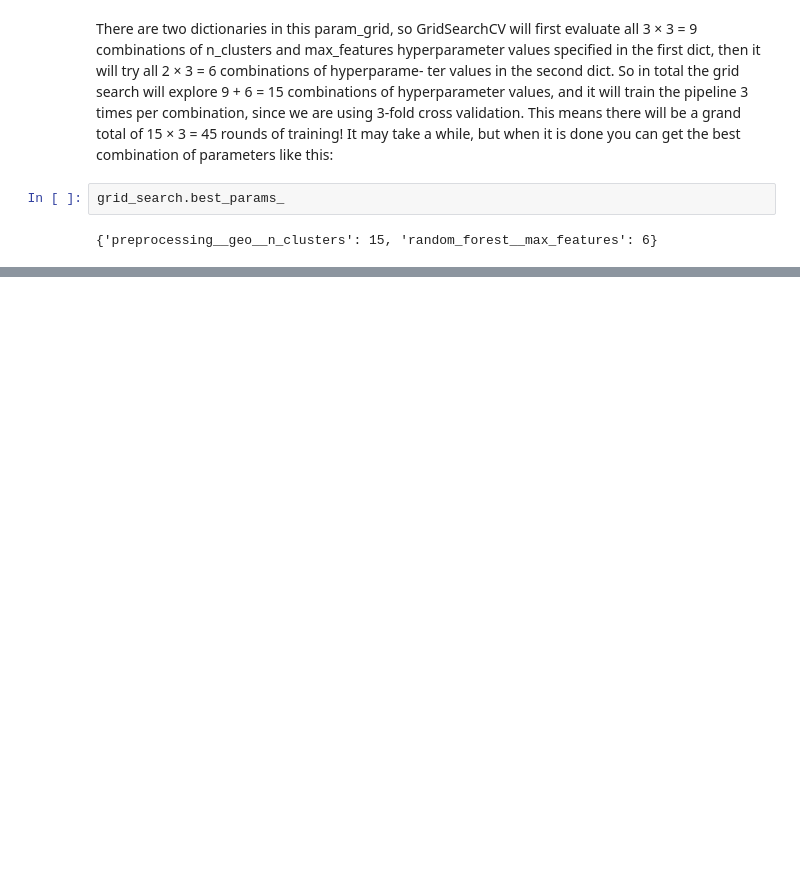
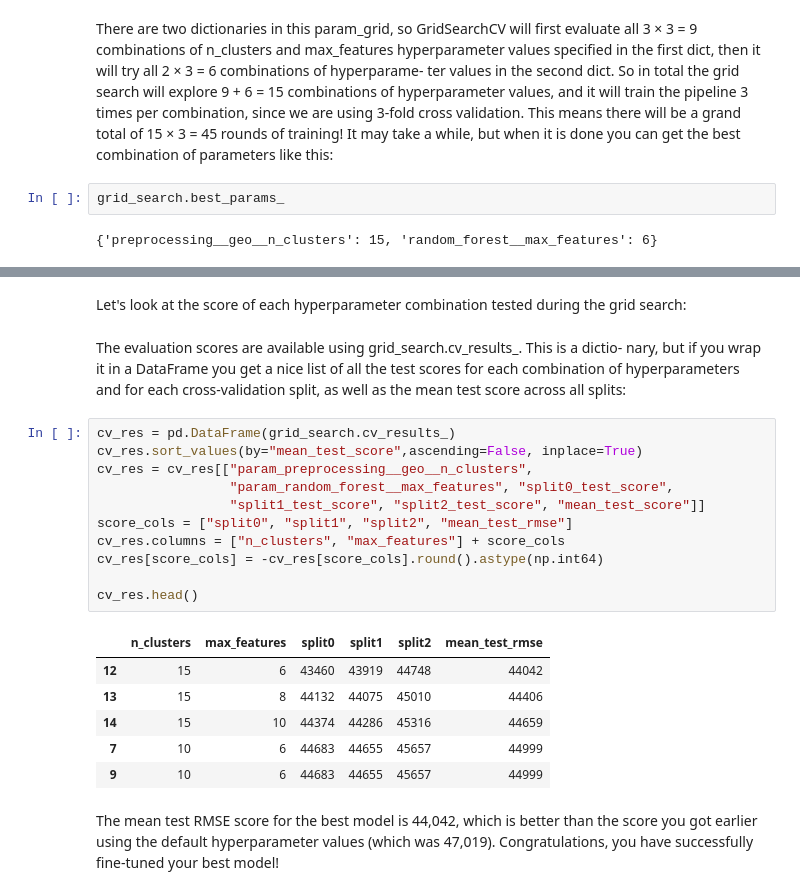
Before and after one commit to DietzscheNostoevsky/ML_HandsOn_Aurelion_Geron, a Jupyter notebook: ml3-agurion_kaggle_chapter2.ipynb, the cells around one changed output, grey strips where cells are left out. Cells and saved outputs as stored; diff of their text form; blank space fills up the shorter version.

Commit message:
fine tuned

```diff
--- a/ml3-agurion_kaggle_chapter2.ipynb
+++ b/ml3-agurion_kaggle_chapter2.ipynb
@@ -1768,0 +1800,24 @@ grid_search.best_params_
+# %% [markdown]
+Let's look at the score of each hyperparameter combination tested during the grid search:
+# %% [markdown]
+The evaluation scores are available using grid_search.cv_results_. This is a dictio‐ nary, but if you wrap it in a DataFrame you get a nice list of all the test scores for each combination of hyperparameters and for each cross-validation split, as well as the mean test score across all splits:
+# %%
+cv_res = pd.DataFrame(grid_search.cv_results_)
+cv_res.sort_values(by="mean_test_score",ascending=False, inplace=True)
+cv_res = cv_res[["param_preprocessing__geo__n_clusters",
+                 "param_random_forest__max_features", "split0_test_score",
+                 "split1_test_score", "split2_test_score", "mean_test_score"]]
+score_cols = ["split0", "split1", "split2", "mean_test_rmse"]
+cv_res.columns = ["n_clusters", "max_features"] + score_cols
+cv_res[score_cols] = -cv_res[score_cols].round().astype(np.int64)
+
+cv_res.head()
+# %% [output]
+|  | n_clusters | max_features | split0 | split1 | split2 | mean_test_rmse |
+| 12 | 15 | 6 | 43460 | 43919 | 44748 | 44042 |
+| 13 | 15 | 8 | 44132 | 44075 | 45010 | 44406 |
+| 14 | 15 | 10 | 44374 | 44286 | 45316 | 44659 |
+| 7 | 10 | 6 | 44683 | 44655 | 45657 | 44999 |
+| 9 | 10 | 6 | 44683 | 44655 | 45657 | 44999 |
+# %% [markdown]
+The mean test RMSE score for the best model is 44,042, which is better than the score you got earlier using the default hyperparameter values (which was 47,019). Congratulations, you have successfully fine-tuned your best model!
```
Also changed, not shown: parts of 5 cells of this notebook.
